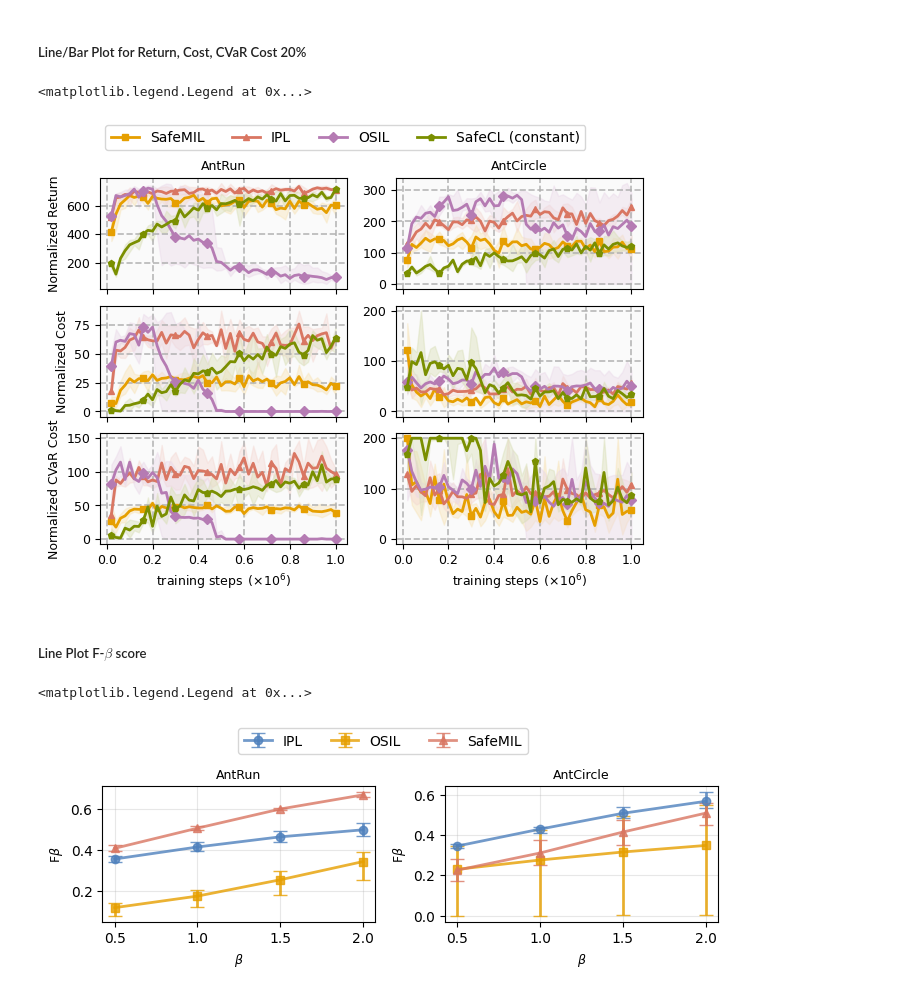
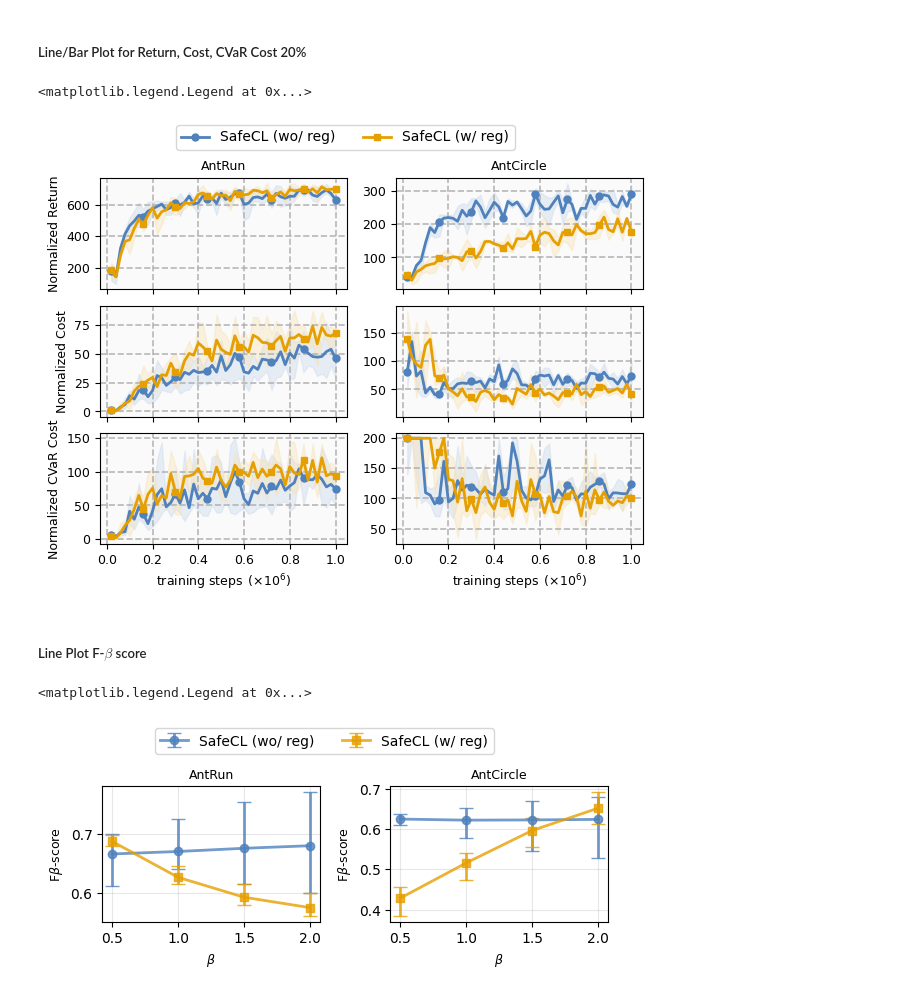
Before and after one commit to returaj/offline_mpc, a Jupyter notebook: dsrl_model/notebooks/safecl_plotting.ipynb, the cells around one changed output. Saved outputs shown, nothing was run; the diff lists cells and outputs as text; code cells hidden in the pictures.

```diff
--- a/dsrl_model/notebooks/safecl_plotting.ipynb
+++ b/dsrl_model/notebooks/safecl_plotting.ipynb
@@ -292,7 +293,7 @@ def generate_performance_figures(hyperparams, tasks):
     plt.subplots_adjust(hspace=0.15)
     return single_fig, single_axs
 # %%
-hyperparams = "neg_union_full/pos_1_neg_10_union_500"
+hyperparams = "neg_union_full/pos_1_neg_0_union_500"
 
 key = "performance_comparison"
 # tasks = ['PointGoal1', "CarGoal1",]
@@ -310,6 +311,6 @@ fig.legend(handles, labels, loc='upper center', ncol=len(ALGOS), fontsize=10)
 # fig.tight_layout()
 # %% [output]
 <matplotlib.legend.Legend at 0x...>
-[figure, old version]
+[figure, new version]
 # %% [markdown]
 ##### Line Plot F-$\beta$ score
@@ -322,3 +317,19 @@ ALGOS = [("ipl", "IPL"), ("osil", "OSIL"), ("safemil", "SafeMIL")]
+# %%
+# ALGOS = [("ilid", "ILID"), ("iqlearn", "IQLearn"),  ("safecl_il", "SafeCL (Standard IL)"), ("safecl/embd_64_vtemp_1.0_piconst_0.9_wdecay_firsttrans/best_maps", "SafeCL (Safe IL)")]
+
+ALGOS = [("safecl_il_noreg", "SafeCL (wo/ reg)"), ("safecl_il", "SafeCL (w/ reg)")]
+
+# ALGOS = [("ipl", "IPL"), ("osil", "OSIL"), ("safecl/embd_64_vtemp_1.0_piconst_0.9_wdecay_firsttrans/best_maps", "SafeCL (constant)"),]
+
+# ALGOS = [("safecl/embd_64_vtemp_1.0_piconst_0.9_wdecay_firsttrans/batch_64_pitemp_0.15/constant_projection", "SafeCL (0.15)"), ("safecl/embd_64_vtemp_1.0_piconst_0.9_wdecay_firsttrans/batch_64_pitemp_0.2/constant_projection", "SafeCL (0.2)"), ("safecl/embd_64_vtemp_1.0_piconst_0.9_wdecay_firsttrans/batch_64_pitemp_0.33/constant_projection", "SafeCL (0.33)"),]
+
+# ALGOS = [("safecl/embd_64_vtemp_1.0_piconst_0.9_wdecay_firsttrans/batch_64_pitemp_0.2/model_projection", "SafeCL (model)"), ("safecl/embd_64_vtemp_1.0_piconst_0.9_wdecay_firsttrans/batch_64_pitemp_0.2/no_projection", "SafeCL (no)"), ("safecl/embd_64_vtemp_1.0_piconst_0.9_wdecay_firsttrans/batch_64_pitemp_0.2/constant_projection", "SafeCL (constant)"),]
+
+# ALGOS = [("safecl/embd_64_vtemp_1.0_piconst_0.9_wdecay_firsttrans/batch_64_pitemp_0.2_hz_20/constant_projection", "SafeCL (20)"), ("safecl/embd_64_vtemp_1.0_piconst_0.9_wdecay_firsttrans/best_maps", "SafeCL (50)"),]
+
+# ALGOS = [("safemil/batch_4_bag_32", "SafeMIL"),  ("safecl/embd_64_vtemp_1.0_piconst_0.9_wdecay_firsttrans/best_maps", "SafeCL (constant)"),]
+
+# ALGOS = [("ipl", "IPL"), ("osil", "OSIL"), ("safemil", "SafeMIL")]
 # %%
 def estimate_fbetas(data, cost_betas):
     # data: 2 X seed X T
@@ -329,7 +340,7 @@ def estimate_fbetas(data, cost_betas):
     for beta in cost_betas:
         # seed X T
         r, c = data[0], data[1]
-        fbeta = ((1 + beta**2) * c * r) / ((1 + beta**2) * r + c).clip(EP)
+        fbeta = ((1 + beta**2) * c * r) / (beta**2 * r + c).clip(EP)
         data_betas.append(fbeta)
 
     # num_betas X seed X T
@@ -363,7 +374,7 @@ def plot_error_linebars(means, lowers, uppers, labels, title, betas, colors, mar
 
     axis.set_title(title, fontsize=fontsize)
     axis.set_xlabel(r"$\beta$", fontsize=fontsize)
-    axis.set_ylabel(r"F$\beta$", fontsize=fontsize)
+    axis.set_ylabel(r"F$\beta$-score", fontsize=fontsize)
     axis.set_xticks(betas)
     axis.grid(True, alpha=0.3)
 
@@ -374,7 +385,7 @@ def generate_fbeta_figures(hyperparams, tasks, cost_betas, plot_type='combined')
     num_x = len(tasks)
 
     height = 2.5 if num_y == 1 else num_y * 1.8
-    figsize = (7, height)
+    figsize = (6, height)
     single_fig, single_axs = plt.subplots(num_y, num_x, figsize=figsize, sharex='col')
 
     for y, task in enumerate(tasks):
@@ -429,7 +440,7 @@ def generate_fbeta_figures(hyperparams, tasks, cost_betas, plot_type='combined')
             algo_upper = algo_upper_betas[:, :, -1]
 
             # # num_algos X betas
-            # means, stds = algo_mean_betas.mean(axis=-1), algo_mean_betas.std(axis=-1)
+            # means, stds = algo_mean_betas.min(axis=-1), algo_mean_betas.std(axis=-1)
             # algo_mean, algo_lower, algo_upper = means, means - stds, means + stds
 
             _ = plot_error_linebars(
@@ -449,28 +460,29 @@ def generate_fbeta_figures(hyperparams, tasks, cost_betas, plot_type='combined')
     plt.subplots_adjust(hspace=0.15)
     return single_fig, single_axs
 # %%
-hyperparams = "neg_union_full/pos_1_neg_10_union_500"
+hyperparams = "neg_union_full/pos_1_neg_0_union_500"
 
 key = "performance_comparison"
 plot_type = "combined"
 cost_betas = [0.5, 1.0, 1.5, 2.0]
 
 # tasks = ['PointGoal1', "CarGoal1",]
 # tasks = ['PointCircle2', "CarCircle2",]
 # tasks = [ "AntVelocity", "SwimmerVelocity"]
 # tasks = ["Walker2dVelocity", "HopperVelocity",]
 # tasks = ["DroneRun", "DroneCircle",]
 tasks = ["AntRun", "AntCircle"]
 
+
 fig, ax = generate_fbeta_figures(hyperparams, tasks, cost_betas, plot_type)
 single_ax = ax[0] if plot_type == 'combined' else ax[0, 0]
 handles, labels = single_ax.get_legend_handles_labels()
 
 # 1. Compress the subplots area tightly to the top 92% of the canvas
 fig.tight_layout(rect=[0, 0, 1, 0.92])
 
 # Create a single legend for all subplots
 fig.legend(handles, labels, loc='lower center', bbox_to_anchor=(0.5, 0.89),  ncol=len(ALGOS), fontsize=10)
 # %% [output]
 <matplotlib.legend.Legend at 0x...>
-[figure, old version]
+[figure, new version]
```
Also changed, not shown: parts of 4 cells of this notebook, 1 other file.
